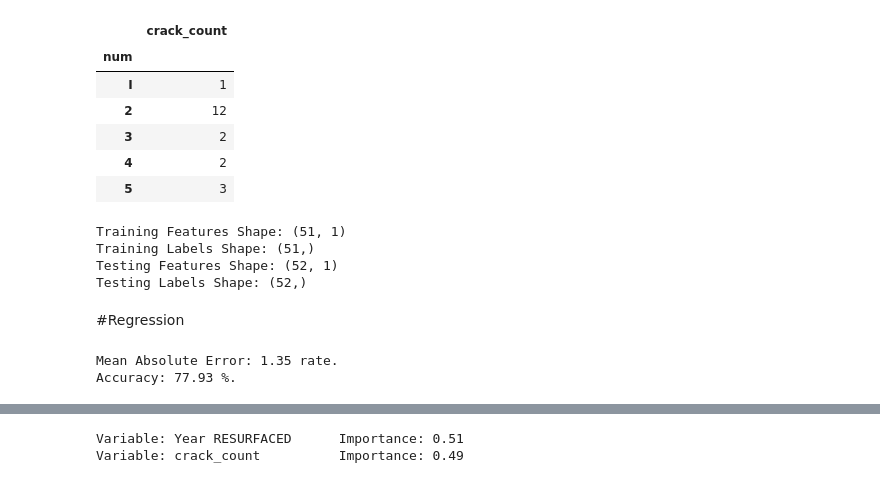
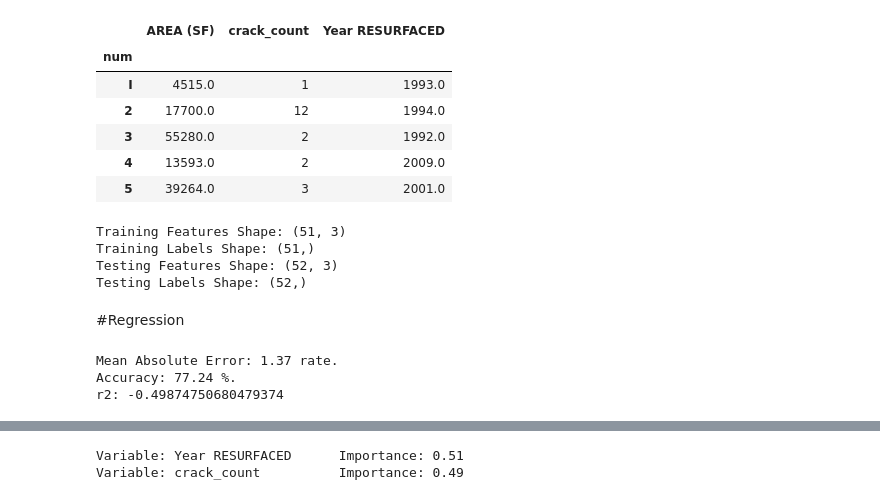
Before and after one commit to mounesi/pa, a Jupyter notebook: notebooks/regressionAnalysisIrvingtonVillage.ipynb, the cells around one changed output, grey strips where cells are left out. Drawn from its saved outputs; the diff is of its cells as text; code cells hidden in the pictures.

```diff
--- a/notebooks/regressionAnalysisIrvingtonVillage.ipynb
+++ b/notebooks/regressionAnalysisIrvingtonVillage.ipynb
@@ -40,21 +42,20 @@ df3 = df['maintenance level'].value_counts()
 # %%
 # Use numpy to convert to arrays
 import numpy as np
 # Labels are the values we want to predict
 labels = np.array(df['Pavement Rate Overall']) # Regression
 #labels = np.array(df['PCI']) # classification
-#df2= df[['Year RESURFACED']]
-df2= df[['crack_count']]
-#df2= df[['Year RESURFACED']]
+df2= df[['AREA (SF)','crack_count','Year RESURFACED']]
+
 df2.head()
 # %% [output]
-|  | crack_count |
-| num |  |
-| I | 1 |
-| 2 | 12 |
-| 3 | 2 |
-| 4 | 2 |
-| 5 | 3 |
+|  | AREA (SF) | crack_count | Year RESURFACED |
+| num |  |  |  |
+| I | 4515.0 | 1 | 1993.0 |
+| 2 | 17700.0 | 12 | 1994.0 |
+| 3 | 55280.0 | 2 | 1992.0 |
+| 4 | 13593.0 | 2 | 2009.0 |
+| 5 | 39264.0 | 3 | 2001.0 |
 # %%
 # Saving feature names for later use
 feature_list = list(df2.columns)
@@ -71,9 +72,9 @@ print('Training Labels Shape:', train_labels.shape)
 print('Testing Features Shape:', test_features.shape)
 print('Testing Labels Shape:', test_labels.shape)
 # %% [output]
-Training Features Shape: (51, 1)
+Training Features Shape: (51, 3)
 Training Labels Shape: (51,)
-Testing Features Shape: (52, 1)
+Testing Features Shape: (52, 3)
 Testing Labels Shape: (52,)
 # %% [markdown]
 #Regression
@@ -97,9 +98,14 @@ mape = 100 * (errors / test_labels)
 # Calculate and display accuracy
 accuracy = 100 - np.mean(mape)
 print('Accuracy:', round(accuracy, 2), '%.')
+
+
+from sklearn.metrics import r2_score
+print(f'r2: {r2_score(test_labels, predictions)}')
 # %% [output]
-Mean Absolute Error: 1.35 rate.
-Accuracy: 77.93 %.
+Mean Absolute Error: 1.37 rate.
+Accuracy: 77.24 %.
+r2: -0.49874750680479374
 # %%
 # Linear Regression
 from sklearn.linear_model import LinearRegression
```
Also changed, not shown: parts of 28 cells of this notebook.
